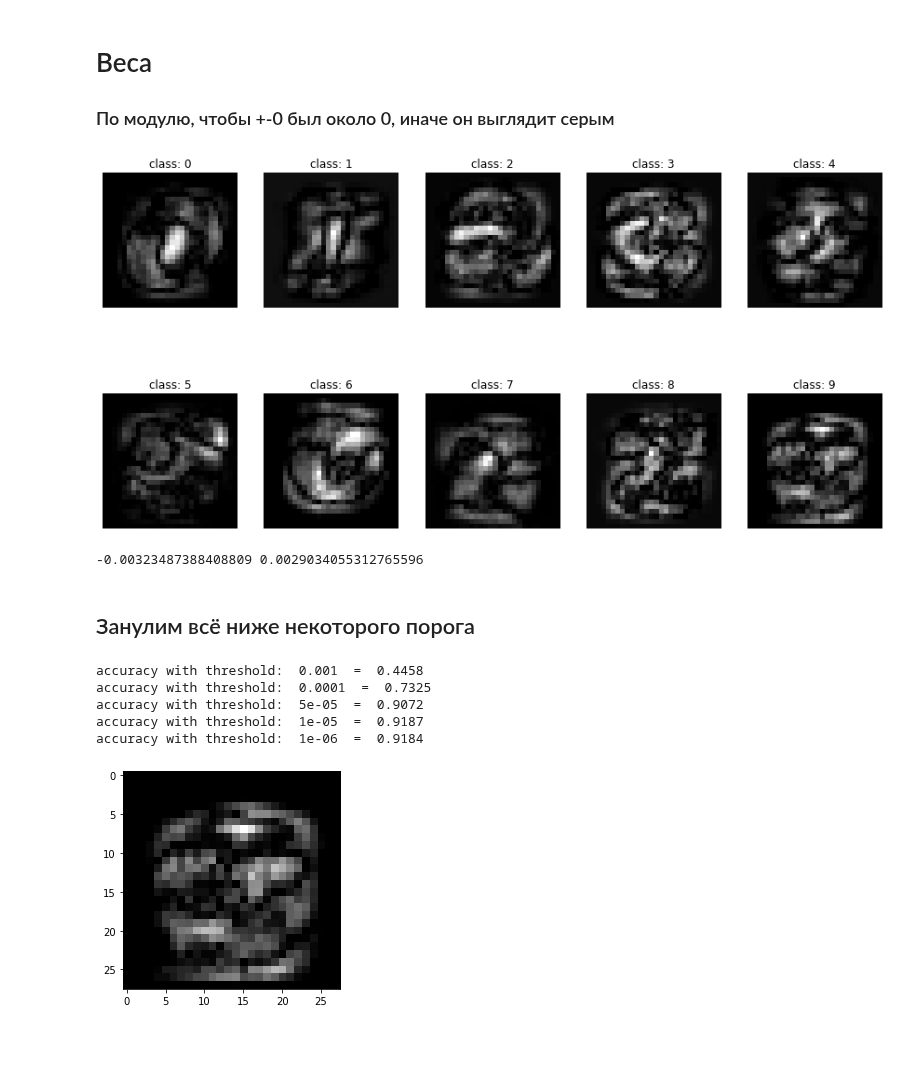
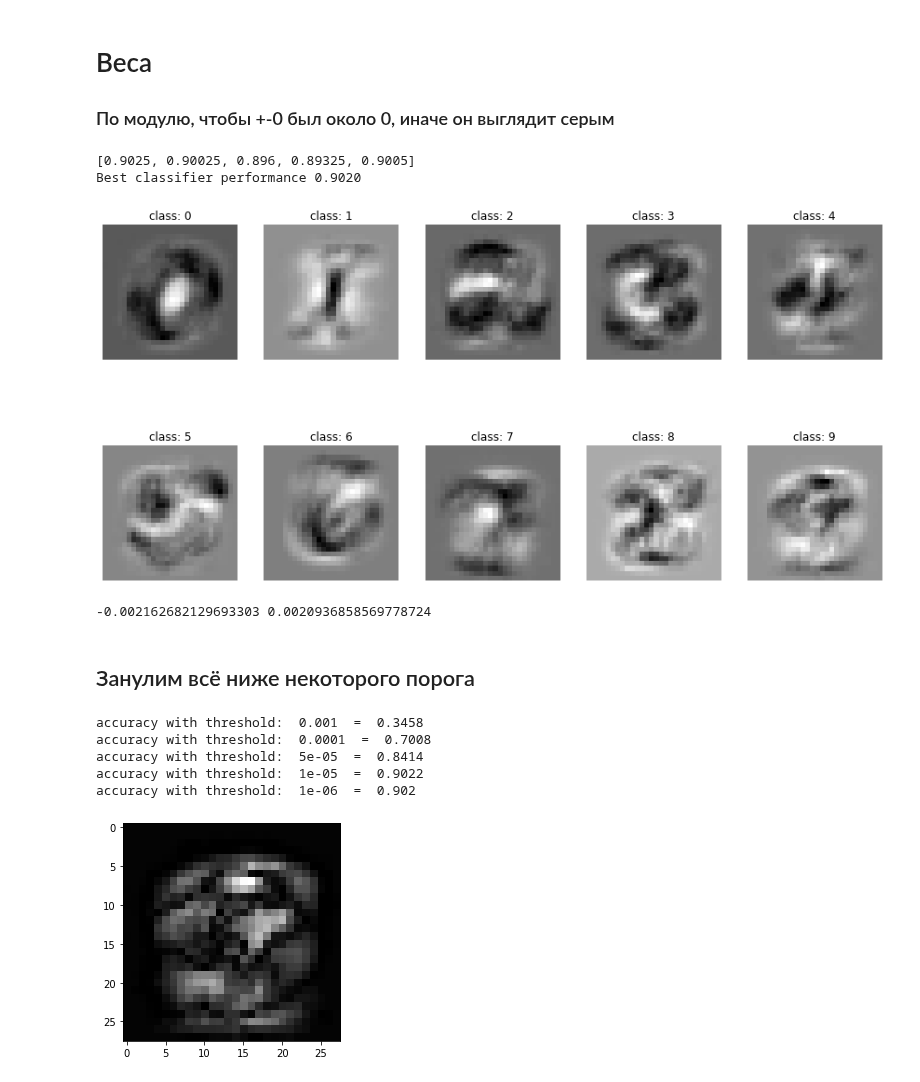
Before and after one commit to Altair200333/ML_tasks, a Jupyter notebook: task3/mnsit_classifires.ipynb, the cells around one changed output. Drawn from its saved outputs; the diff is of its cells as text; code cells hidden in the pictures; blank space fills up the shorter version.

```diff
--- a/task3/mnsit_classifires.ipynb
+++ b/task3/mnsit_classifires.ipynb
@@ -41,9 +45,9 @@ print(X.shape)
 # %% [output]
 (70000, 784)
 # %%
-train_samples = 60000
+train_samples = 20000
 
-X_train, X_val, y_train, y_val = train_test_split(X, y, train_size=train_samples, test_size=10000)
+X_train, X_val, y_train, y_val = train_test_split(X, y, train_size=train_samples, test_size=5000)
 # %%
 X_train[:] = 255 - X_train[:]
 X_val[:] = 255 - X_val[:]
@@ -61,7 +73,7 @@ classifiers = [
     LinearRegression()
 ]
 # %%
-def checkClassifier(clf, X_train, y_train):
+def checkClassifier(clf, X_train, y_train, X_val, y_val):
     trained_clf, accuracy_list = cross_val(clf, X_train, y_train, 5)
 
     print(accuracy_list)
@@ -132,20 +160,25 @@ Best classifier performance 0.9186
 # %% [markdown]
 <h1>Веса</h1>
 <h3>По модулю, чтобы +-0 был около 0, иначе он выглядит серым</h3>
+# %%
+best_clf = checkClassifier(classifiers[3], X_train, y_train, X_val, y_val)
+# %% [output]
+[0.9025, 0.90025, 0.896, 0.89325, 0.9005]
+Best classifier performance 0.9020
 # %%
 #plotNumbers(best_clf.coef_[:], best_clf.classes_)
 _, axes = plt.subplots(nrows=2, ncols=5, figsize=(15, 8))
 
 for ax, image, label in zip(axes.reshape(-1), best_clf.coef_, best_clf.classes_):
     ax.set_axis_off()
-    ax.imshow(np.abs(image.reshape((28, 28))), cmap=plt.cm.gray, interpolation="nearest")
+    ax.imshow(np.real(image.reshape((28, 28))), cmap=plt.cm.gray, interpolation="nearest")
     ax.set_title("class: %s" % str(label))
 # %% [output]
-[figure, old version]
+[figure, new version]
 # %%
 print(best_clf.coef_.min(), best_clf.coef_.max())
 # %% [output]
--0.00323487388408809 0.0029034055312765596
+-0.002162682129693303 0.0020936858569778724
 # %% [markdown]
 <h2>Занулим всё ниже некоторого порога</h2>
 # %%
@@ -160,11 +193,11 @@ for threshold in thresholds:
     accuracy = accuracy_score(y_val, Z)
     print("accuracy with threshold: ", threshold, " = ", accuracy)
 # %% [output]
-accuracy with threshold:  0.001  =  0.4458
-accuracy with threshold:  0.0001  =  0.7325
-accuracy with threshold:  5e-05  =  0.9072
-accuracy with threshold:  1e-05  =  0.9187
-accuracy with threshold:  1e-06  =  0.9184
+accuracy with threshold:  0.001  =  0.3458
+accuracy with threshold:  0.0001  =  0.7008
+accuracy with threshold:  5e-05  =  0.8414
+accuracy with threshold:  1e-05  =  0.9022
+accuracy with threshold:  1e-06  =  0.902
 # %%
 mask = np.ones_like(clf_test.coef_[0])
 for i in range(clf_test.coef_.shape[0]):
@@ -173,4 +206,4 @@ for i in range(clf_test.coef_.shape[0]):
 plt.imshow(np.abs(mask.reshape((28, 28))), cmap=plt.cm.gray, interpolation="nearest")
 plt.show()
 # %% [output]
-[figure, old version]
+[figure, new version]
```
Also changed, not shown: parts of 17 cells of this notebook.
